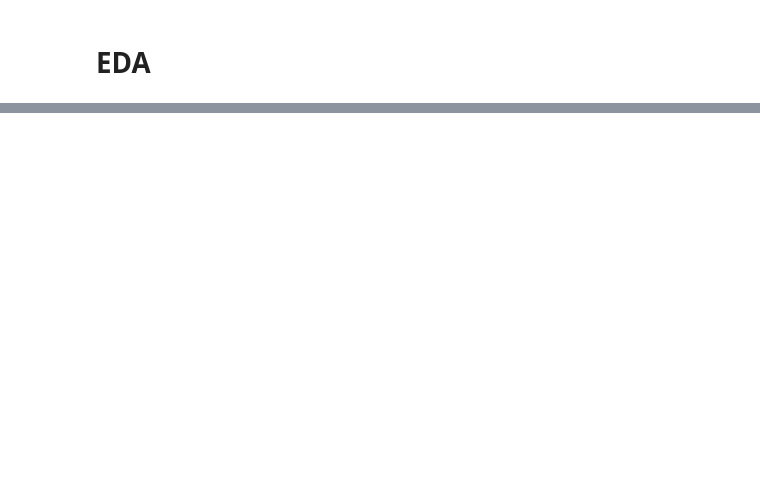
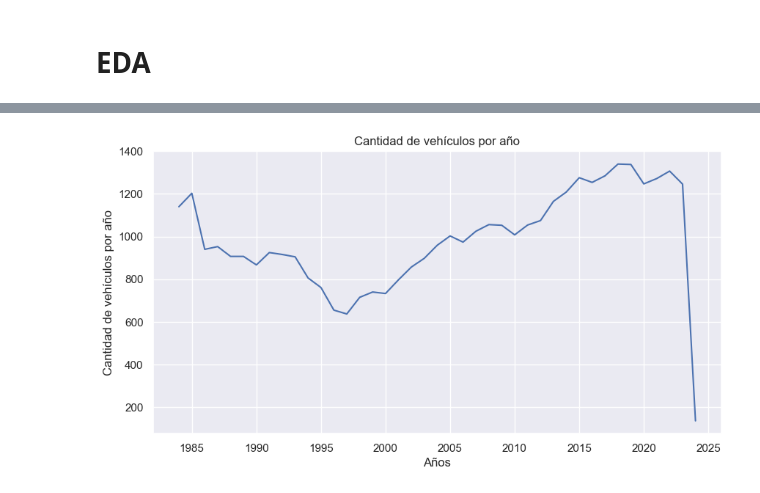
Before and after one commit to GLibardoAlarcon/Proyecto_Finalizado_Streamlit, a Jupyter notebook: EDA_REVISAR/EDA KPI 1.ipynb, the cells around one changed output, grey strips where cells are left out. Cells and saved outputs as stored; diff of their text form; code cells hidden in the pictures; blank space fills up the shorter version.

```diff
--- a/EDA_REVISAR/EDA KPI 1.ipynb
+++ b/EDA_REVISAR/EDA KPI 1.ipynb
@@ -23,0 +25,13 @@ df_energy.head()
+# %%
+# Conteo de vehículos por año
+Cantidad_vehiculos = df_convencional['Year'].value_counts().sort_index()
+# %%
+# Grafico donde muestra la cantidad de vehículos convencionales por año
+plt.figure(figsize=(10,5))
+sns.lineplot(x=Cantidad_vehiculos.index, y=Cantidad_vehiculos.values)
+plt.xlabel('Años')
+plt.ylabel('Cantidad de vehículos por año')
+plt.title('Cantidad de vehículos por año')
+plt.show()
+# %% [output]
+[figure, added]
```
Also changed, not shown: parts of 25 cells of this notebook, 2 other files.
